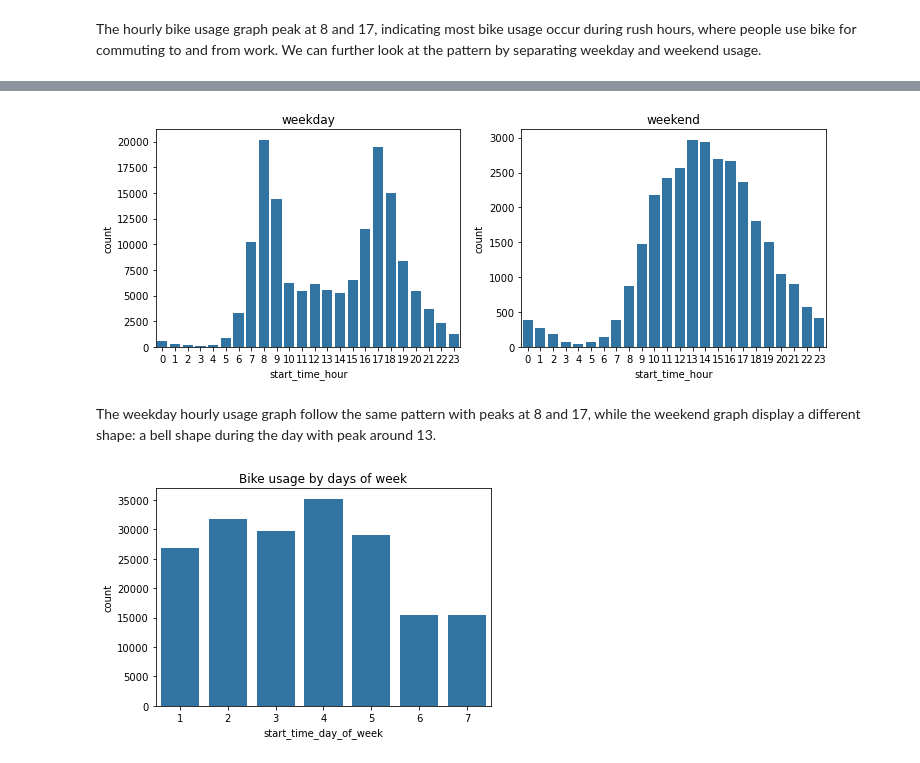
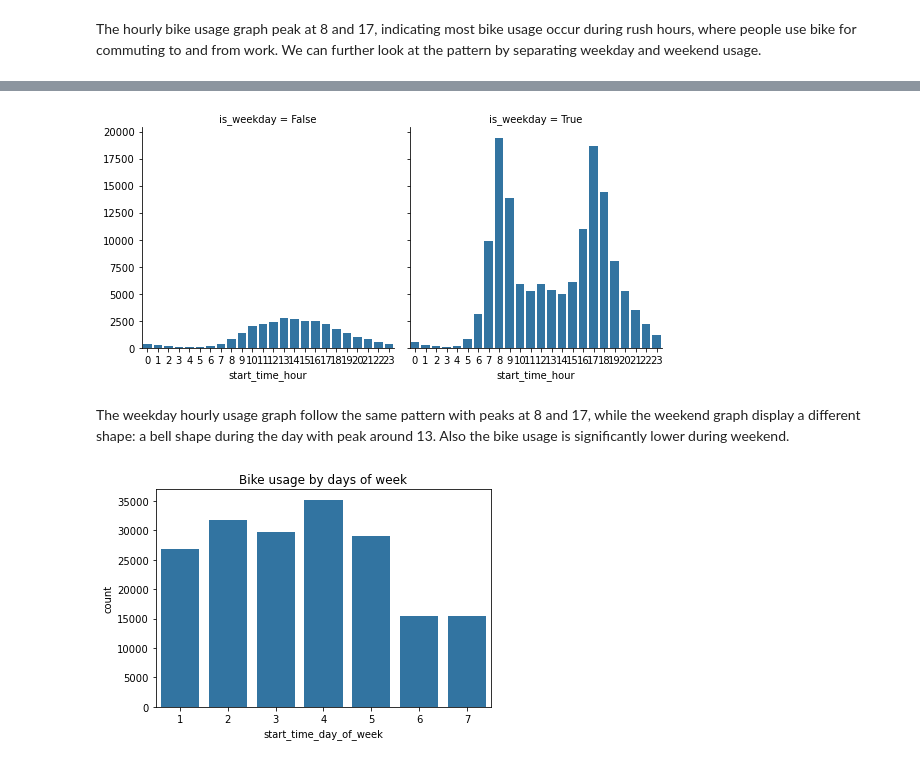
Before and after one commit to tllau/Bikeshare_analysis, a Jupyter notebook: exploration_template.ipynb, the cells around one changed output, grey strips where cells are left out. Saved outputs shown, nothing was run; the diff lists cells and outputs as text; code cells hidden in the pictures.

```diff
--- a/exploration_template.ipynb
+++ b/exploration_template.ipynb
@@ -180,15 +192,11 @@ df_weekend = df[df['start_time_day_of_week'] > 5]
-# %%
-plt.figure(figsize=[12,4])
-plt.subplot(1,2,1)
-sb.countplot(data=df_weekday, x='start_time_hour', color=sb.color_palette()[0])
-plt.title('weekday')
-plt.subplot(1,2,2)
-sb.countplot(data=df_weekend, x='start_time_hour', color=sb.color_palette()[0]);
-plt.title('weekend');
-# %% [output]
-[figure, removed]
+# %%
+g = sb.FacetGrid(data=df, col='is_weekday', height = 4)
+g.map(sb.countplot, 'start_time_hour')
+g.add_legend();
+# %% [output]
+[figure, added]
 # %% [markdown]
-The weekday hourly usage graph follow the same pattern with peaks at 8 and 17, while the weekend graph display a different shape: a bell shape during the day with peak around 13.
+The weekday hourly usage graph follow the same pattern with peaks at 8 and 17, while the weekend graph display a different shape: a bell shape during the day with peak around 13. Also the bike usage is significantly lower during weekend.
 # %%
 # df_four_weeks = df[df['start_time_day_of_week']]
 sb.countplot(data=df, x='start_time_day_of_week', color=sb.color_palette()[0]);
```
Also changed, not shown: parts of 27 cells of this notebook.
